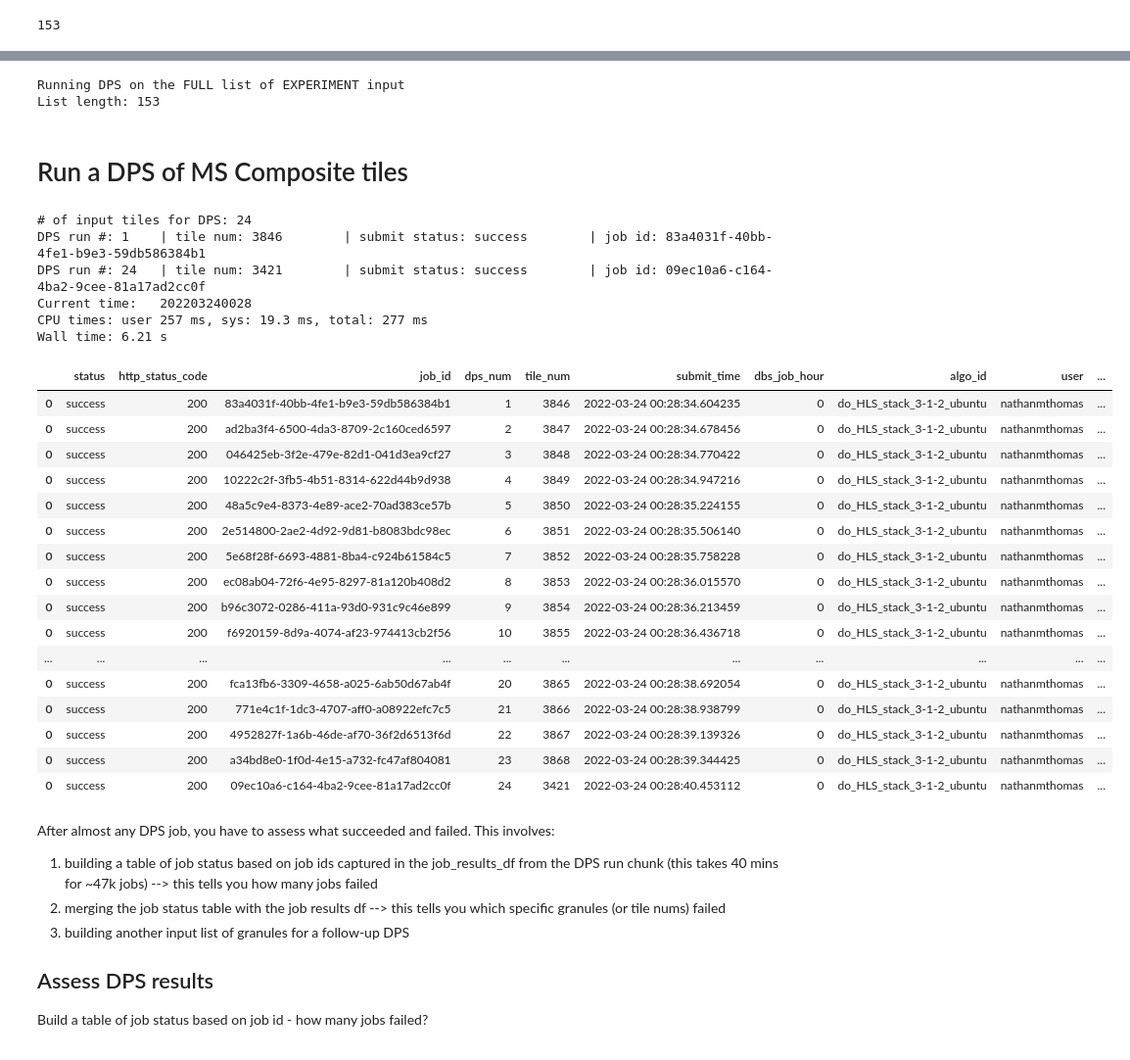
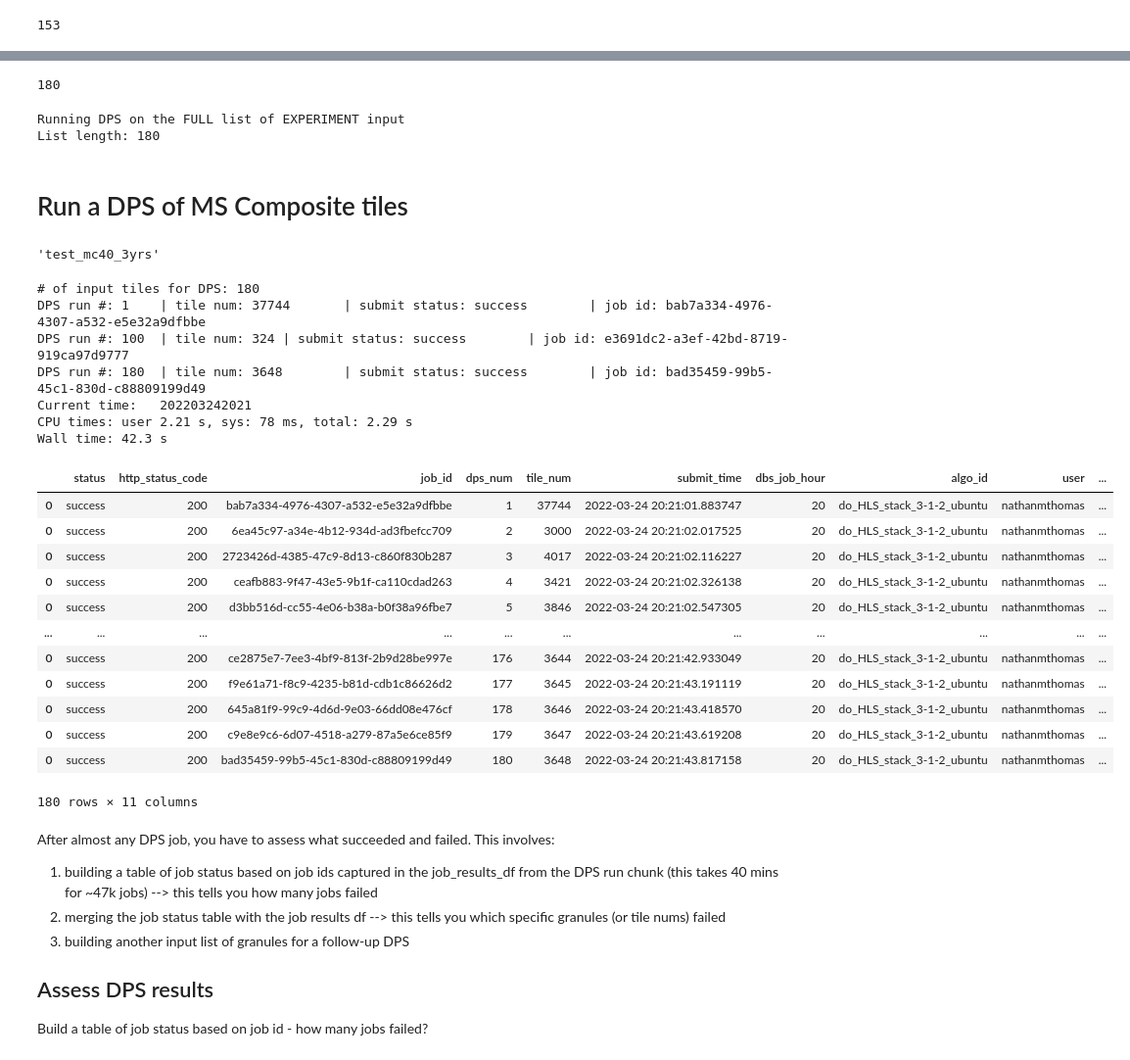
Before and after one commit to lauraduncanson/icesat2_boreal, a Jupyter notebook: notebooks/3.Gridded_product_development/DPS_mscomp_stack.ipynb, the cells around one changed output, grey strips where cells are left out. Shown at 98% size. Drawn from its saved outputs; the diff is of its cells as text; code cells hidden in the pictures.

```diff
--- a/notebooks/3.Gridded_product_development/DPS_mscomp_stack.ipynb
+++ b/notebooks/3.Gridded_product_development/DPS_mscomp_stack.ipynb
@@ -96,6 +103,8 @@ ILAB_AK_TILE = [3000]
 KENAI_TILE = [4017]
 ARY_MAS_TILE = [37744]
 NRWY_TILE = [131]
-MISC_TILES = ARY_MAS_TILE + NRWY_TILE + ILAB_AK_TILE + KENAI_TILE
+HOWLAND_TILE = [3421]
+BC_TILES = list(range(3846,3868+1))
+MISC_TILES = ARY_MAS_TILE + ILAB_AK_TILE + KENAI_TILE + HOWLAND_TILE + BC_TILES # + NRWY_TILE
 len(MISC_TILES)
 # %% [output]
@@ -103,3 +111,0 @@ len(MISC_TILES)
-# %%
-DPS_INPUT_TILE_NUM_LIST = list(range(3846,3868+1)) + [3421]
-DPS_INPUT_TILE_NUM_LIST
@@ -124,3 +112,7 @@ DPS_INPUT_TILE_NUM_LIST
+# %%
+len(MISC_TILES + INPUT_EXPERIMENT_TILE_NUM_LIST)
+# %% [output]
+180
 # %%
 TEST_DPS  = False
 
@@ -130,7 +122,7 @@ if TEST_DPS:
 else:
     if DO_EXPERIMENT:
         print('Running DPS on the FULL list of EXPERIMENT input')
-        DPS_INPUT_TILE_NUM_LIST = INPUT_EXPERIMENT_TILE_NUM_LIST
+        DPS_INPUT_TILE_NUM_LIST = MISC_TILES + INPUT_EXPERIMENT_TILE_NUM_LIST
     else:
         print('Running DPS on the FULL list of input')
         DPS_INPUT_TILE_NUM_LIST = INPUT_TILE_NUM_LIST
@@ -138,9 +130,15 @@ else:
 print(f"List length: {len(DPS_INPUT_TILE_NUM_LIST)}")
 # %% [output]
 Running DPS on the FULL list of EXPERIMENT input
-List length: 153
+List length: 180
 # %% [markdown]
 # Run a DPS of MS Composite tiles
+# %%
+MAX_CLOUDS = 40
+RUN_NAME = f'test_mc{MAX_CLOUDS}_3yrs'
+RUN_NAME
+# %% [output]
+'test_mc40_3yrs'
 # %%
 %%time
 submit_results_df_list = []
@@ -166,7 +164,7 @@ for i, INPUT_TILE_NUM in enumerate(DPS_INPUT_TILE_NUM_LIST):
                          'end_year': '2021',
                          'start_month_day': '06-01',
                          'end_month_day': '09-15',
-                         'max_cloud': 10,
+                         'max_cloud': MAX_CLOUDS,
                          'composite_type': 'HLS'
         }
 
@@ -176,55 +174,53 @@ for i, INPUT_TILE_NUM in enumerate(DPS_INPUT_TILE_NUM_LIST):
                                     version="master",
                                     username=USER,
                                     queue=WORKER_TYPE,
                                     # Args that match yaml
                                     **in_param_dict
         )
 
     # Build a dataframe of submission details
     submit_result['dps_num'] = DPS_num
     submit_result['tile_num'] = INPUT_TILE_NUM
     submit_result['submit_time'] = datetime.datetime.now()
     submit_result['dbs_job_hour'] =datetime.datetime.now().hour
     submit_result['algo_id'] = ALGO_ID
     submit_result['user'] = USER
     submit_result['worker_type'] = WORKER_TYPE
 
     # Append to a list of data frames of submission results
     submit_results_df_list.append(pd.DataFrame([submit_result]))
 
     if DPS_num in [1, 100, 500, 1000, 1500, 2000, 3000, 5000, 7000, 9000, 11000, 13000, 15000, 17000, 19000, 21000, 24000, len_input_list]:
         print(f"DPS run #: {DPS_num}\t| tile num: {INPUT_TILE_NUM}\t| submit status: {submit_result['status']}\t| job id: {submit_result['job_id']}")
 
 # Build a final submission results df and save
 submit_results_df = pd.concat(submit_results_df_list)
+submit_results_df['run_name'] = RUN_NAME
 nowtime = pd.Timestamp.now().strftime('%Y%m%d%H%M')
 print(f"Current time:\t{nowtime}")
 submit_results_df.to_csv(f'/projects/my-public-bucket/DPS_{IDENTIFIER}_submission_results_{len_input_list}_{nowtime}.csv')
 submit_results_df
 # %% [output]
-# of input tiles for DPS: 24
-DPS run #: 1    | tile num: 3846        | submit status: success        | job id: 83a4031f-40bb-4fe1-b9e3-59db586384b1
-DPS run #: 24   | tile num: 3421        | submit status: success        | job id: 09ec10a6-c164-4ba2-9cee-81a17ad2cc0f
-Current time:   202203240028
-CPU times: user 257 ms, sys: 19.3 ms, total: 277 ms
-Wall time: 6.21 s
+# of input tiles for DPS: 180
+DPS run #: 1    | tile num: 37744       | submit status: success        | job id: bab7a334-4976-4307-a532-e5e32a9dfbbe
+DPS run #: 100  | tile num: 324 | submit status: success        | job id: e3691dc2-a3ef-42bd-8719-919ca97d9777
+DPS run #: 180  | tile num: 3648        | submit status: success        | job id: bad35459-99b5-45c1-830d-c88809199d49
+Current time:   202203242021
+CPU times: user 2.21 s, sys: 78 ms, total: 2.29 s
+Wall time: 42.3 s
 |  | status | http_status_code | job_id | dps_num | tile_num | submit_time | dbs_job_hour | algo_id | user | ... |
-| 0 | success | 200 | 83a4031f-40bb-4fe1-b9e3-59db586384b1 | 1 | 3846 | 2022-03-24 00:28:34.604235 | 0 | do_HLS_stack_3-1-2_ubuntu | nathanmthomas | ... |
-| 0 | success | 200 | ad2ba3f4-6500-4da3-8709-2c160ced6597 | 2 | 3847 | 2022-03-24 00:28:34.678456 | 0 | do_HLS_stack_3-1-2_ubuntu | nathanmthomas | ... |
-| 0 | success | 200 | 046425eb-3f2e-479e-82d1-041d3ea9cf27 | 3 | 3848 | 2022-03-24 00:28:34.770422 | 0 | do_HLS_stack_3-1-2_ubuntu | nathanmthomas | ... |
-| 0 | success | 200 | 10222c2f-3fb5-4b51-8314-622d44b9d938 | 4 | 3849 | 2022-03-24 00:28:34.947216 | 0 | do_HLS_stack_3-1-2_ubuntu | nathanmthomas | ... |
-| 0 | success | 200 | 48a5c9e4-8373-4e89-ace2-70ad383ce57b | 5 | 3850 | 2022-03-24 00:28:35.224155 | 0 | do_HLS_stack_3-1-2_ubuntu | nathanmthomas | ... |
-| 0 | success | 200 | 2e514800-2ae2-4d92-9d81-b8083bdc98ec | 6 | 3851 | 2022-03-24 00:28:35.506140 | 0 | do_HLS_stack_3-1-2_ubuntu | nathanmthomas | ... |
-| 0 | success | 200 | 5e68f28f-6693-4881-8ba4-c924b61584c5 | 7 | 3852 | 2022-03-24 00:28:35.758228 | 0 | do_HLS_stack_3-1-2_ubuntu | nathanmthomas | ... |
-| 0 | success | 200 | ec08ab04-72f6-4e95-8297-81a120b408d2 | 8 | 3853 | 2022-03-24 00:28:36.015570 | 0 | do_HLS_stack_3-1-2_ubuntu | nathanmthomas | ... |
-| 0 | success | 200 | b96c3072-0286-411a-93d0-931c9c46e899 | 9 | 3854 | 2022-03-24 00:28:36.213459 | 0 | do_HLS_stack_3-1-2_ubuntu | nathanmthomas | ... |
-| 0 | success | 200 | f6920159-8d9a-4074-af23-974413cb2f56 | 10 | 3855 | 2022-03-24 00:28:36.436718 | 0 | do_HLS_stack_3-1-2_ubuntu | nathanmthomas | ... |
+| 0 | success | 200 | bab7a334-4976-4307-a532-e5e32a9dfbbe | 1 | 37744 | 2022-03-24 20:21:01.883747 | 20 | do_HLS_stack_3-1-2_ubuntu | nathanmthomas | ... |
+| 0 | success | 200 | 6ea45c97-a34e-4b12-934d-ad3fbefcc709 | 2 | 3000 | 2022-03-24 20:21:02.017525 | 20 | do_HLS_stack_3-1-2_ubuntu | nathanmthomas | ... |
+| 0 | success | 200 | 2723426d-4385-47c9-8d13-c860f830b287 | 3 | 4017 | 2022-03-24 20:21:02.116227 | 20 | do_HLS_stack_3-1-2_ubuntu | nathanmthomas | ... |
+| 0 | success | 200 | ceafb883-9f47-43e5-9b1f-ca110cdad263 | 4 | 3421 | 2022-03-24 20:21:02.326138 | 20 | do_HLS_stack_3-1-2_ubuntu | nathanmthomas | ... |
+| 0 | success | 200 | d3bb516d-cc55-4e06-b38a-b0f38a96fbe7 | 5 | 3846 | 2022-03-24 20:21:02.547305 | 20 | do_HLS_stack_3-1-2_ubuntu | nathanmthomas | ... |
 | ... | ... | ... | ... | ... | ... | ... | ... | ... | ... | ... |
-| 0 | success | 200 | fca13fb6-3309-4658-a025-6ab50d67ab4f | 20 | 3865 | 2022-03-24 00:28:38.692054 | 0 | do_HLS_stack_3-1-2_ubuntu | nathanmthomas | ... |
-| 0 | success | 200 | 771e4c1f-1dc3-4707-aff0-a08922efc7c5 | 21 | 3866 | 2022-03-24 00:28:38.938799 | 0 | do_HLS_stack_3-1-2_ubuntu | nathanmthomas | ... |
-| 0 | success | 200 | 4952827f-1a6b-46de-af70-36f2d6513f6d | 22 | 3867 | 2022-03-24 00:28:39.139326 | 0 | do_HLS_stack_3-1-2_ubuntu | nathanmthomas | ... |
-| 0 | success | 200 | a34bd8e0-1f0d-4e15-a732-fc47af804081 | 23 | 3868 | 2022-03-24 00:28:39.344425 | 0 | do_HLS_stack_3-1-2_ubuntu | nathanmthomas | ... |
-| 0 | success | 200 | 09ec10a6-c164-4ba2-9cee-81a17ad2cc0f | 24 | 3421 | 2022-03-24 00:28:40.453112 | 0 | do_HLS_stack_3-1-2_ubuntu | nathanmthomas | ... |
+| 0 | success | 200 | ce2875e7-7ee3-4bf9-813f-2b9d28be997e | 176 | 3644 | 2022-03-24 20:21:42.933049 | 20 | do_HLS_stack_3-1-2_ubuntu | nathanmthomas | ... |
+| 0 | success | 200 | f9e61a71-f8c9-4235-b81d-cdb1c86626d2 | 177 | 3645 | 2022-03-24 20:21:43.191119 | 20 | do_HLS_stack_3-1-2_ubuntu | nathanmthomas | ... |
+| 0 | success | 200 | 645a81f9-99c9-4d6d-9e03-66dd08e476cf | 178 | 3646 | 2022-03-24 20:21:43.418570 | 20 | do_HLS_stack_3-1-2_ubuntu | nathanmthomas | ... |
+| 0 | success | 200 | c9e8e9c6-6d07-4518-a279-87a5e6ce85f9 | 179 | 3647 | 2022-03-24 20:21:43.619208 | 20 | do_HLS_stack_3-1-2_ubuntu | nathanmthomas | ... |
+| 0 | success | 200 | bad35459-99b5-45c1-830d-c88809199d49 | 180 | 3648 | 2022-03-24 20:21:43.817158 | 20 | do_HLS_stack_3-1-2_ubuntu | nathanmthomas | ... |
+180 rows × 11 columns
 # %% [markdown]
 After almost any DPS job, you have to assess what succeeded and failed. This involves:
 1. building a table of job status based on job ids captured in the job_results_df from the DPS run chunk (this takes 40 mins for ~47k jobs) --> this tells you how many jobs failed
```
Also changed, not shown: parts of 9 cells of this notebook, 1 other file.
